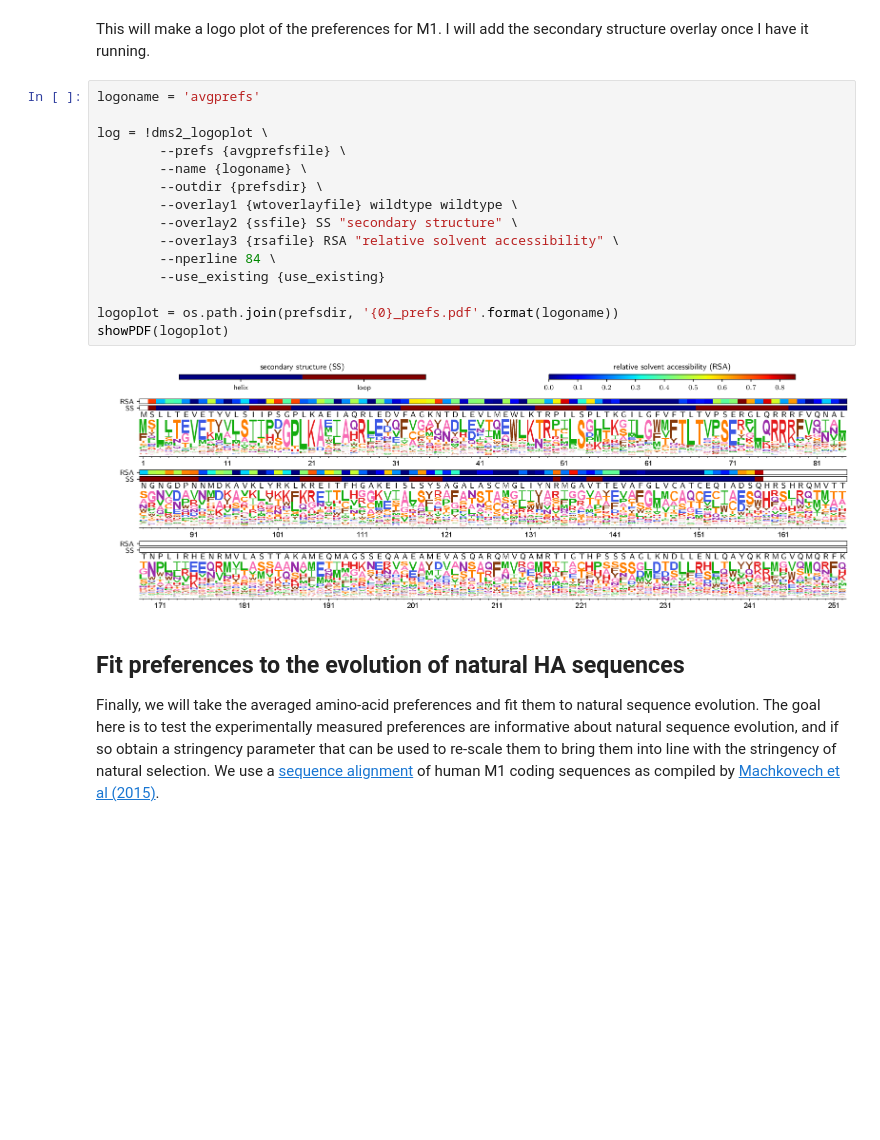
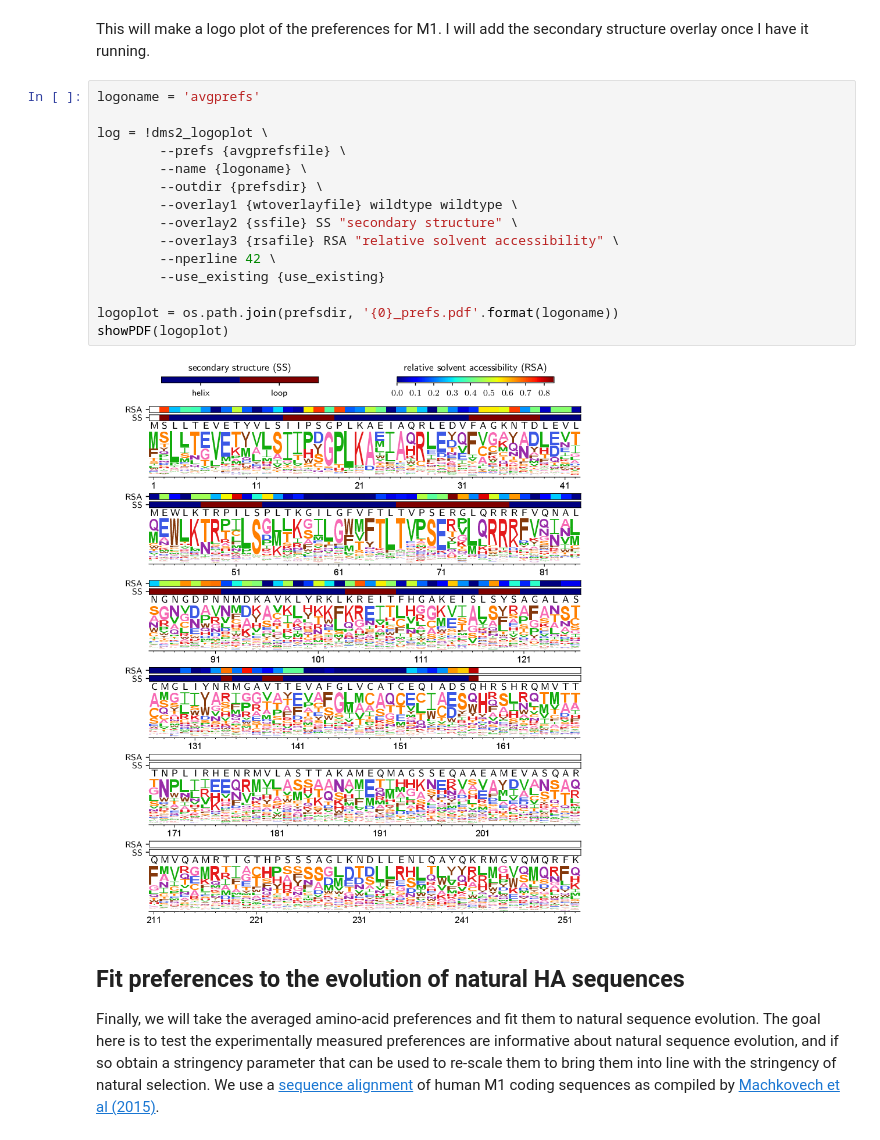
Before and after one commit to jbloomlab/Hom_M1_DMS, a Jupyter notebook: analysis_notebook.ipynb, the cells around one changed output. Cells and saved outputs as stored; diff of their text form; blank space fills up the shorter version.

```diff
--- a/analysis_notebook.ipynb
+++ b/analysis_notebook.ipynb
@@ -333,20 +344,20 @@ This will make a logo plot of the preferences for M1. I will add the secondary s
 # %%
 logoname = 'avgprefs'
 
 log = !dms2_logoplot \
         --prefs {avgprefsfile} \
         --name {logoname} \
         --outdir {prefsdir} \
         --overlay1 {wtoverlayfile} wildtype wildtype \
         --overlay2 {ssfile} SS "secondary structure" \
         --overlay3 {rsafile} RSA "relative solvent accessibility" \
-        --nperline 84 \
+        --nperline 42 \
         --use_existing {use_existing}
 
 logoplot = os.path.join(prefsdir, '{0}_prefs.pdf'.format(logoname))
 showPDF(logoplot)
 # %% [output]
-[figure, old version]
+[figure, new version]
 # %% [markdown]
 ## Fit preferences to the evolution of natural HA sequences
 Finally, we will take the averaged amino-acid preferences and fit them to natural sequence evolution.
```
Also changed, not shown: parts of 9 cells of this notebook, 10 other files.
